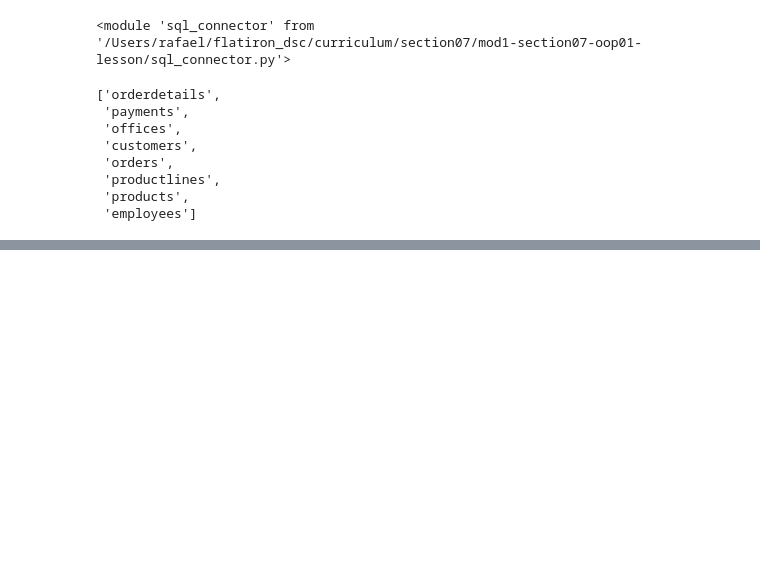
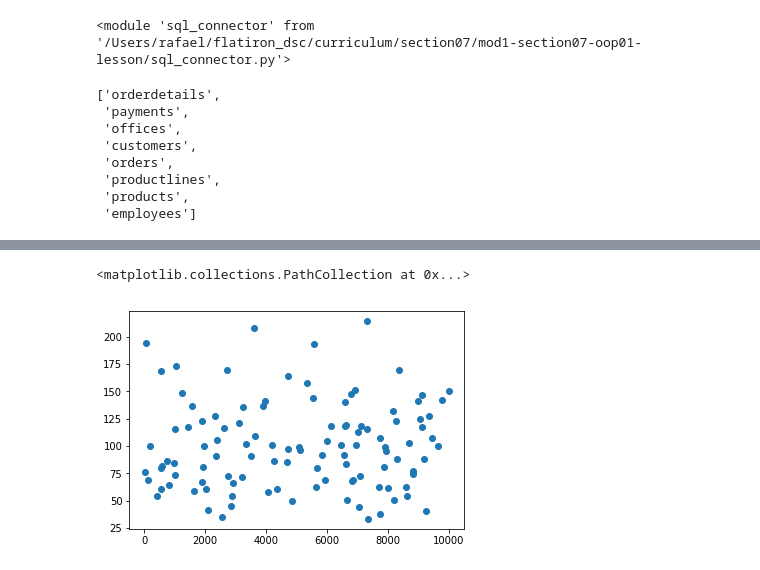
Before and after one commit to erdosn/mod1-section07-oop01-lesson, a Jupyter notebook: lesson-plan.ipynb, the cells around one changed output, grey strips where cells are left out. Cells and saved outputs as stored; diff of their text form; code cells hidden in the pictures; blank space fills up the shorter version.

```diff
--- a/lesson-plan.ipynb
+++ b/lesson-plan.ipynb
@@ -52,0 +63,2 @@ products.columns
+# %%
+df_products = products.load_products_dataframe()
@@ -52,0 +86,5 @@ products.columns
+# %%
+plt.scatter(df_products.quantityInStock, df_products.MSRP)
+# %% [output]
+<matplotlib.collections.PathCollection at 0x...>
+[figure, added]
```
Also changed, not shown: parts of 20 cells of this notebook, 1 other file.
